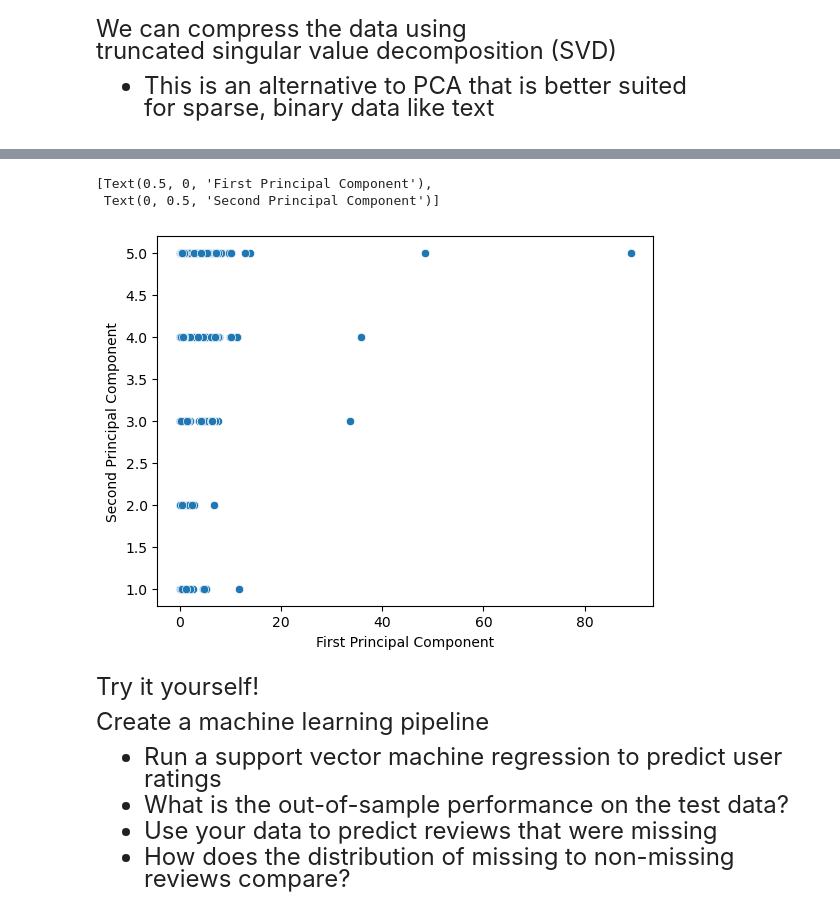
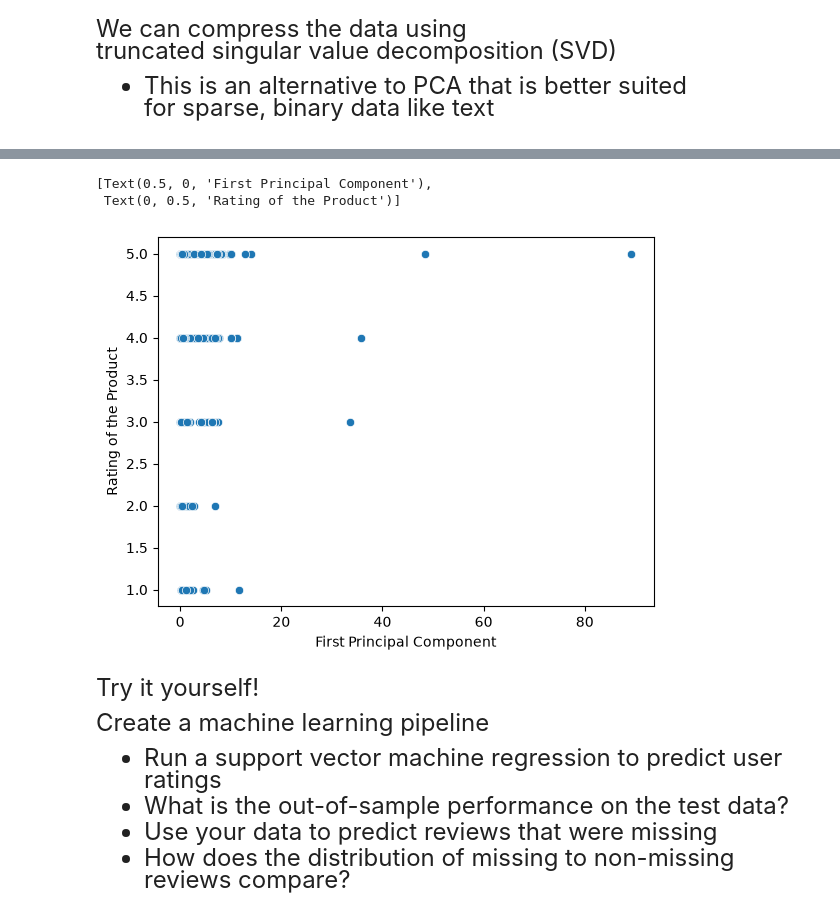
Before and after one commit to amanda-midd/datasci530fall2026, a Jupyter notebook: Lecture 19/Lecture 19 - Text Analysis.ipynb, the cells around one changed output, grey strips where cells are left out. Drawn from its saved outputs; the diff is of its cells as text; code cells hidden in the pictures.

```diff
--- a/Lecture 19/Lecture 19 - Text Analysis.ipynb
+++ b/Lecture 19/Lecture 19 - Text Analysis.ipynb
@@ -235,7 +232,7 @@ Extract vectorized X
 word_model_train = CountVectorizer(min_df=1,
                        stop_words=custom_stop_words)
 word_model_train.fit(text_train)
-X_train = word_model.transform(text_train)
+X_train = word_model_train.transform(text_train)
 
 # Check dimension of X matrix
 np.shape(X)
@@ -276,13 +256,13 @@ Intel MKL WARNING: Support of Intel(R) Streaming SIMD Extensions 4.2 (Intel(R) S
 # %%
 # Hue is used to color
 ax = sns.scatterplot(x = X_svd_train[:,0],
                      y = y_train)
 ax.set(xlabel='First Principal Component',
-       ylabel='Second Principal Component')
+       ylabel='Rating of the Product')
 # %% [output]
 [Text(0.5, 0, 'First Principal Component'),
- Text(0, 0.5, 'Second Principal Component')]
+ Text(0, 0.5, 'Rating of the Product')]
-[figure, old version]
+[figure, new version]
 # %% [markdown]
 <font size = "5">
 
```
Also changed, not shown: parts of 5 cells of this notebook, 10 other files.
